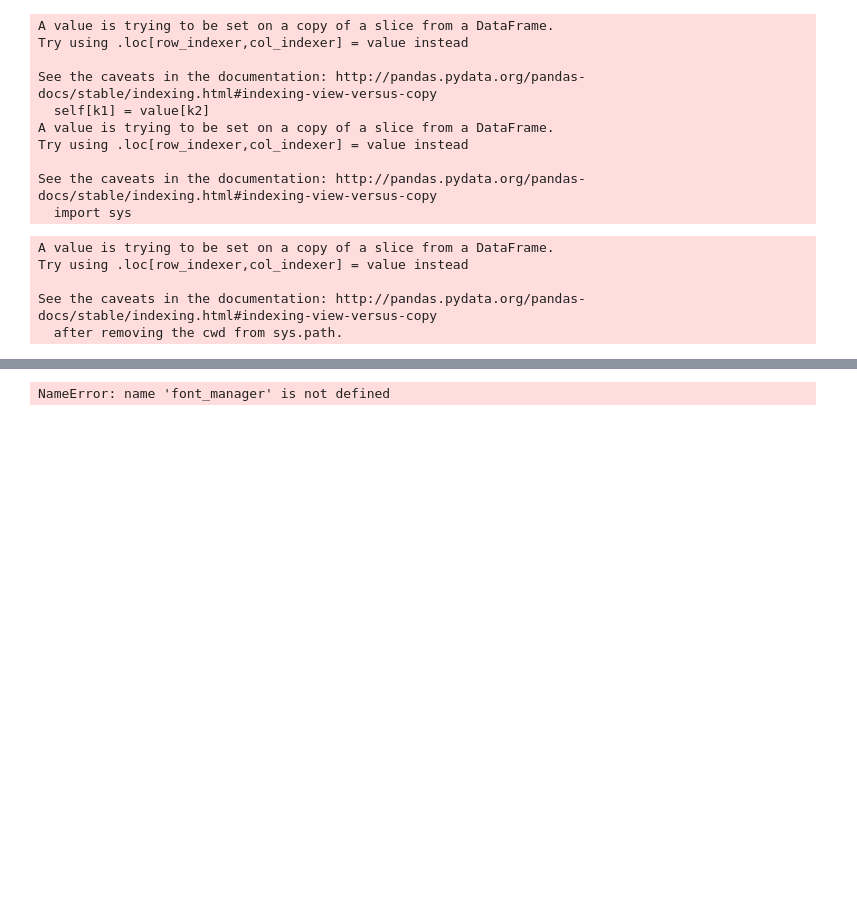
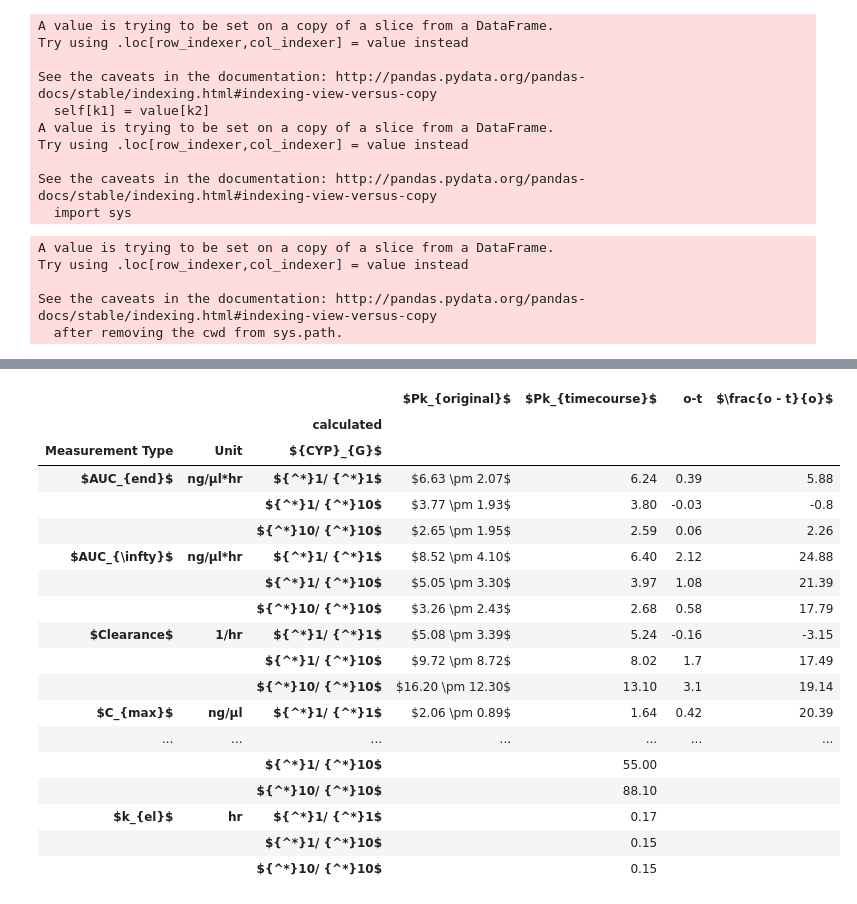
Before and after one commit to matthiaskoenig/pkdb_analysis, a Jupyter notebook: codeine/Codeine_Timecourse.ipynb, the cells around one changed output, grey strips where cells are left out. Drawn from its saved outputs; the diff is of its cells as text; code cells hidden in the pictures; blank space fills up the shorter version.

```diff
--- a/codeine/Codeine_Timecourse.ipynb
+++ b/codeine/Codeine_Timecourse.ipynb
@@ -309,11 +258,0 @@ output_pks.columns.to_list()
-# %%
-font = font_manager.FontProperties(family='Roboto Mono',
-                                   weight='normal',
-                                   style='normal', size=16,)
-
-for key, cell in table.get_celld().items():
-    row, col = key
-
-    cell.set_text_props(fontproperties=FontProperties(fname="Roboto"))
-# %% [output]
-NameError: name 'font_manager' is not defined
@@ -347,0 +291,29 @@ the_table = plt.table(cellText=cell_text,
+# %%
+outputs_n = outputs_n.reset_index()[["measurement_type","CYP_G","unit",original_pk,timecourse_pk,diff,diff_rel]]
+outputs_n = outputs_n.rename(columns={"CYP_G":"${CYP}_{G}$","measurement_type":"Measurement Type","unit":"Unit"})
+outputs_n = outputs_n.replace({"Measurement Type": {
+    "auc_end": "$AUC_{end}$",
+    "auc_inf": "$AUC_{\infty}$",
+    "clearance": "$Clearance$",
+    "cmax": "$C_{max}$",
+    "kel": "$k_{el}$",
+    "thalf": "$t_{half}$",
+    "tmax": "$t_{max}$",
+    "vd": "$Vd$",
+
+
+
+}})
+outputs_n = outputs_n.replace({"${CYP}_{G}$": {
+    "*1/*1": "${^*}1/ {^*}1$",
+    "*1/*10": "${^*}1/ {^*}10$",
+    "*10/*10": "${^*}10/ {^*}10$",
+}})
+# %%
+result = outputs_n[~(outputs_n.sort_index(na_position='last')["Measurement Type"] == "$k_{el}$")]
+result =result.append(outputs_n[(outputs_n.sort_index(na_position='last')["Measurement Type"] == "$k_{el}$")])
+#result.reset_index(["m"])
+# %%
+result = result.set_index(["Measurement Type","Unit","${CYP}_{G}$"])
+# %%
+result = result.replace(np.nan, '', regex=True)
@@ -347,0 +322,22 @@ the_table = plt.table(cellText=cell_text,
+# %%
+result
+# %% [output]
+|  |  |  | $Pk_{original}$ | $Pk_{timecourse}$ | o-t | $\frac{o - t}{o}$ |
+|  |  | calculated |  |  |  |  |
+| Measurement Type | Unit | ${CYP}_{G}$ |  |  |  |  |
+| $AUC_{end}$ | ng/µl*hr | ${^*}1/ {^*}1$ | $6.63 \pm 2.07$ | 6.24 | 0.39 | 5.88 |
+|  |  | ${^*}1/ {^*}10$ | $3.77 \pm 1.93$ | 3.80 | -0.03 | -0.8 |
+|  |  | ${^*}10/ {^*}10$ | $2.65 \pm 1.95$ | 2.59 | 0.06 | 2.26 |
+| $AUC_{\infty}$ | ng/µl*hr | ${^*}1/ {^*}1$ | $8.52 \pm 4.10$ | 6.40 | 2.12 | 24.88 |
+|  |  | ${^*}1/ {^*}10$ | $5.05 \pm 3.30$ | 3.97 | 1.08 | 21.39 |
+|  |  | ${^*}10/ {^*}10$ | $3.26 \pm 2.43$ | 2.68 | 0.58 | 17.79 |
+| $Clearance$ | 1/hr | ${^*}1/ {^*}1$ | $5.08 \pm 3.39$ | 5.24 | -0.16 | -3.15 |
+|  |  | ${^*}1/ {^*}10$ | $9.72 \pm 8.72$ | 8.02 | 1.7 | 17.49 |
+|  |  | ${^*}10/ {^*}10$ | $16.20 \pm 12.30$ | 13.10 | 3.1 | 19.14 |
+| $C_{max}$ | ng/µl | ${^*}1/ {^*}1$ | $2.06 \pm 0.89$ | 1.64 | 0.42 | 20.39 |
+| ... | ... | ... | ... | ... | ... | ... |
+|  |  | ${^*}1/ {^*}10$ |  | 55.00 |  |  |
+|  |  | ${^*}10/ {^*}10$ |  | 88.10 |  |  |
+| $k_{el}$ | hr | ${^*}1/ {^*}1$ |  | 0.17 |  |  |
+|  |  | ${^*}1/ {^*}10$ |  | 0.15 |  |  |
+|  |  | ${^*}10/ {^*}10$ |  | 0.15 |  |  |
```
Also changed, not shown: parts of 19 cells of this notebook, 54 other files.
